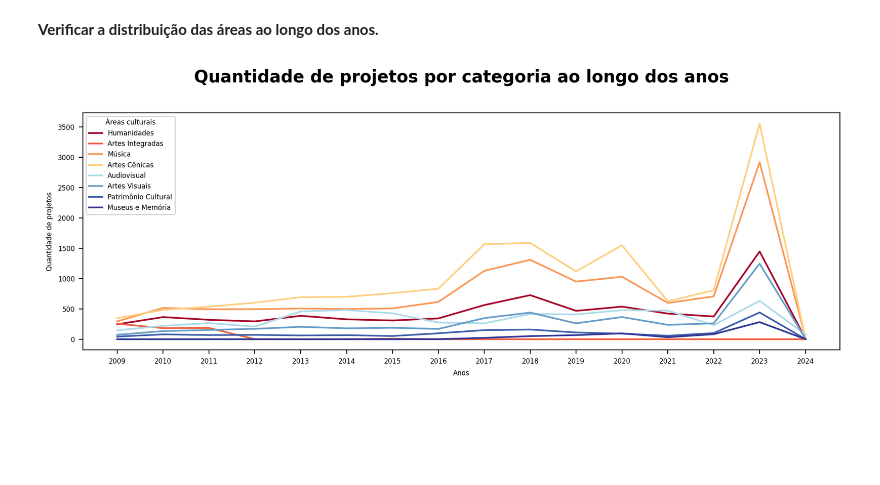
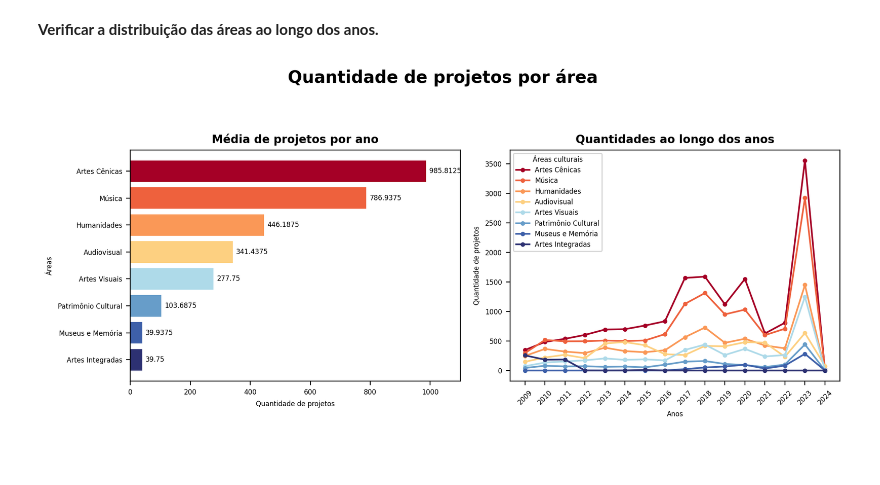
Before and after one commit to lorenaaxbastos/santander-coders-projects, a Jupyter notebook: Unit 2 - Programming Techniques I (PY)/Projeto EDA - Análise do Dataset da Lei Rouanet.ipynb, the cells around one changed output. Cells and saved outputs as stored; diff of their text form; code cells hidden in the pictures; blank space fills up the shorter version.

Commit message:
feat grafico media de projetos por ano (por area)

```diff
--- a/Unit 2 - Programming Techniques I (PY)/Projeto EDA - Análise do Dataset da Lei Rouanet.ipynb
+++ b/Unit 2 - Programming Techniques I (PY)/Projeto EDA - Análise do Dataset da Lei Rouanet.ipynb
@@ -374,44 +414,77 @@ plt.show()
 # %% [markdown]
 **Verificar a distribuição das áreas ao longo dos anos.**
 # %%
-anos_por_areas = projetos.groupby("area")["ano_projeto"].value_counts().sort_index()
+areas_por_anos = df_projetos.groupby("area")["ano_projeto"].value_counts(sort=False).rename("qtd_projetos")
+areas_por_anos = areas_por_anos.to_frame()
+areas_por_anos = areas_por_anos.unstack(level="area", fill_value=0)["qtd_projetos"]
 
-ordenacao = medias_areas_por_regioes.argsort()[::-1]
-rotulos_areas = projetos["area"].unique()[ordenacao]
-rotulos_anos = projetos["ano_projeto"].unique()
+ordenacao = areas_por_anos.values.sum(axis=0).argsort()
 
-anos_por_areas_todos_anos = [[anos_por_areas.get(area)[ano]
-                              if ano in anos_por_areas.get(area).index else 0
-                              for ano in rotulos_anos]
-                             for area in rotulos_areas]
+indices = areas_por_anos.index
+colunas = areas_por_anos.columns.T[ordenacao[::-1]].T
+valores = areas_por_anos.values.T[ordenacao[::-1]].T
+areas_por_anos = pd.DataFrame(valores, index=indices, columns=colunas)
+
+anos = areas_por_anos.index
+areas = areas_por_anos.columns
+medias = areas_por_anos.values.mean(axis=0)
 # %%
 plt.rcParams.update({"font.size": 6})
 cores = ["#A50026", "#EE613D", "#FA9857", "#FDD081",
-         "#AEDAE9", "#679DC9", "#3E60A9", "#313896"]
+         "#AEDAE9", "#679DC9", "#3E60A9", "#2D3172"]
+# separacao_fatia = (0.1, 0, 0, 0, 0, 0, 0, 0)
 
-plt.figure(figsize=(10, 4), dpi=200)
+fig, (ax1, ax2) = plt.subplots(nrows=1, ncols=2, figsize=(10, 4), dpi=200)
 
-for qtd_projetos, area, cor in zip(anos_por_areas_todos_anos, rotulos_areas, cores):
-    plt.plot(
-        rotulos_anos,
-        qtd_projetos,
-        label=area,
-        color=cor
+barras = ax1.barh(
+    areas,
+    medias,
+    color=cores,
+)
+
+for barra in barras:
+    comprimento = barra.get_width()
+    ax1.annotate(
+        text=f'{comprimento}',
+        xy=(comprimento, barra.get_y() + barra.get_height() / 2),
+        xytext=(3, 0),
+        textcoords="offset points",
+        va='center'
     )
 
-plt.title("Quantidade de projetos por categoria ao longo dos anos", fontsize=15, fontweight=1000, y=1.1)
+ax1.invert_yaxis()
 
-plt.xlabel("Anos")
-plt.ylabel("Quantidade de projetos")
+for i, qtd_projetos in enumerate(areas_por_anos.T.values):
+    ax2.plot(
+        anos,
+        qtd_projetos,
+        label=areas[i],
+        color=cores[i],
+        marker="o",
+        markersize=3
+    )
 
-plt.xticks(rotulos_anos)
+ax2.set_xticks(anos)
+ax2.set_xticklabels(anos, rotation=45)
 
-plt.legend(title="Áreas culturais")
+ax1.set_xlabel("Quantidade de projetos")
+ax1.set_ylabel("Áreas")
+
+ax2.set_xlabel("Anos")
+ax2.set_ylabel("Quantidade de projetos")
+
+ax2.legend(title="Áreas culturais")
+
+plt.suptitle("Quantidade de projetos por área", fontsize=15, fontweight=1000, y=1.1)
+ax1.set_title('Média de projetos por ano', fontsize=10, fontweight=600)
+ax2.set_title('Quantidades ao longo dos anos', fontsize=10, fontweight=600)
+
+ax1.set_xlim(0, 1100)
 
 plt.tight_layout()
 plt.show()
 # %% [output]
-[figure, old version]
+[figure, new version]
 # %% [markdown]
 #####
 # %% [markdown]
```
Also changed, not shown: parts of 35 cells of this notebook.
